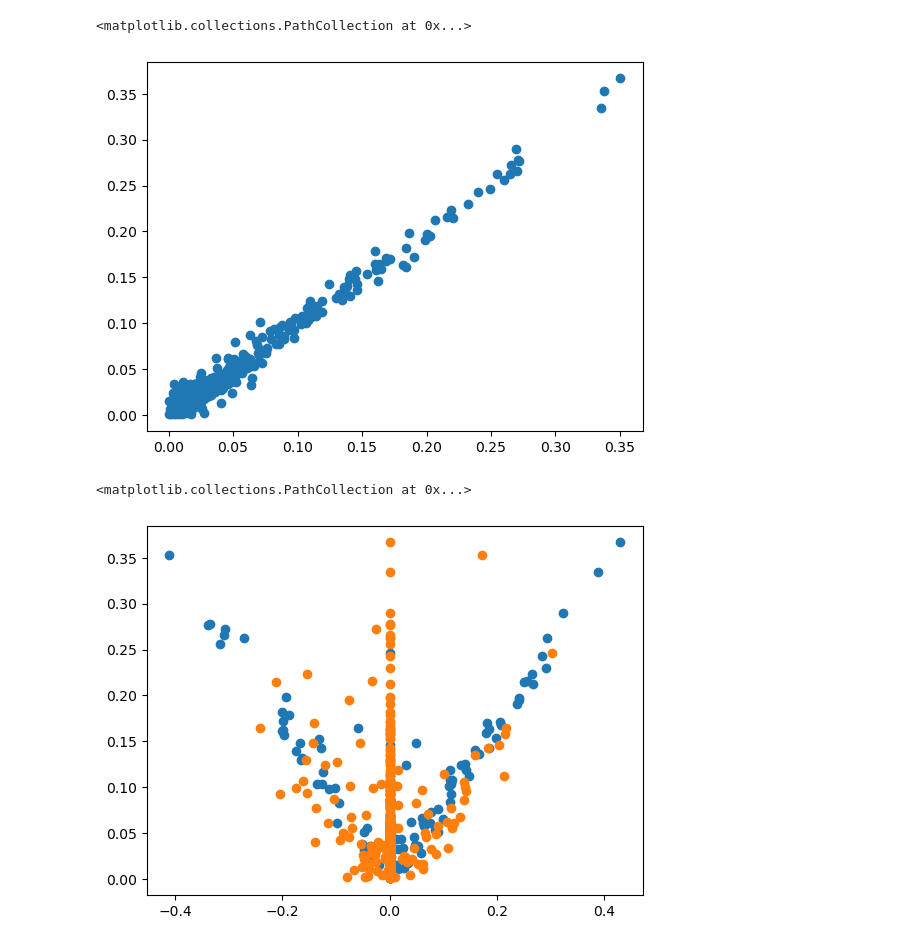
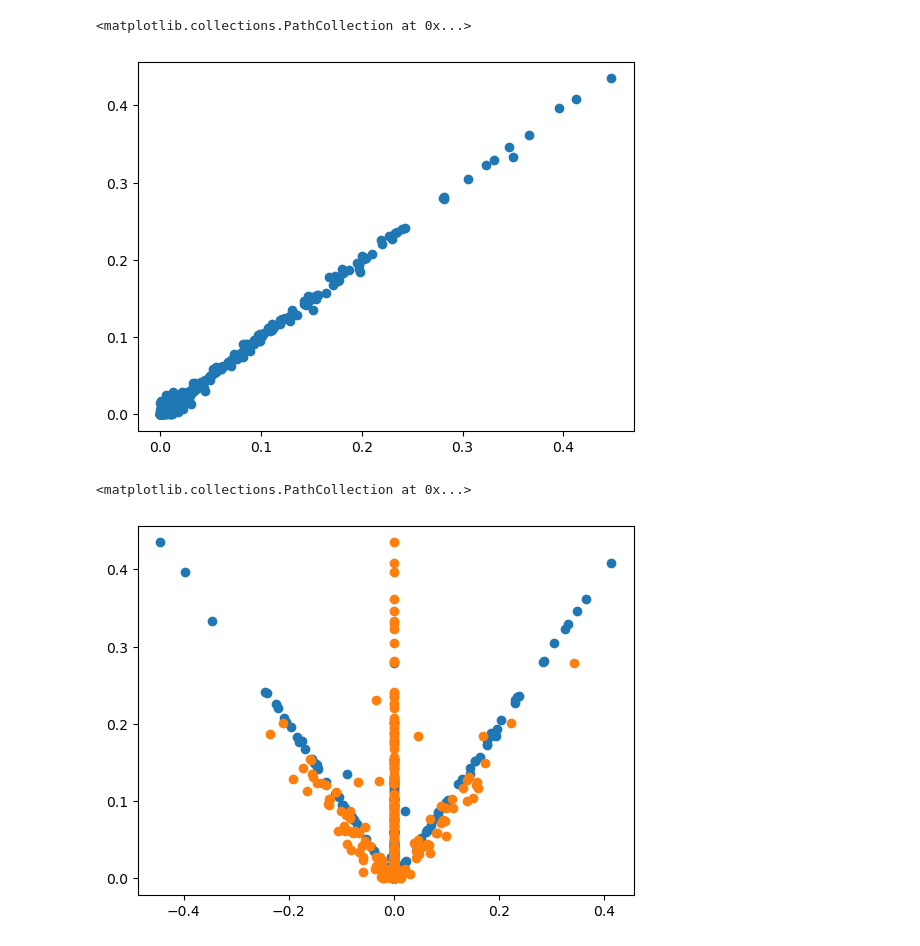
Before and after one commit to Arcadia-Science/2025-epistasis-dl-quantgen, a Jupyter notebook: workflow_sims/alphasimr_mini/feat_sel_viz.ipynb, the cells around one changed output. Cells and saved outputs as stored; diff of their text form; code cells hidden in the pictures.

Commit message:
hybrid model optimal param tweaks

```diff
--- a/workflow_sims/alphasimr_mini/feat_sel_viz.ipynb
+++ b/workflow_sims/alphasimr_mini/feat_sel_viz.ipynb
@@ -4,7 +4,7 @@ import pandas as pd
 import seaborn as sns
 import numpy as np
 # %%
-df = pd.read_csv('experiments/test_sim_qhaplo_2k_500sites_100qtl_Ve0_FEATURE_SELN.csv')
+df = pd.read_csv('experiments/test_sim_qhaplo_10k_1ksites_100qtl_Ve0_HYBRID_FEATURE_SELN.csv')
 df = df.sort_values(by='feature_index')
 df['even_odd'] = [0 if i % 2 == 0 else 1 for i in df['feature_index']]
 # %%
@@ -24,18 +25,18 @@ df_odd = df[df["even_odd"] == 0]
 plt.scatter(df_odd['importance'], df_even['importance'])
 # %% [output]
 <matplotlib.collections.PathCollection at 0x...>
-[figure, old version]
+[figure, new version]
 # %%
-eff = pd.read_csv('test_sim_qhaplo_2k_500sites_100qtl_Ve0_eff.txt', sep=' ')
+eff = pd.read_csv('test_sim_qhaplo_10k_1ksites_100qtl_Ve0_eff.txt', sep=' ')
 
 trait1 = eff[eff['trait']==1]
 trait2 = eff[eff['trait']==2]
 
 plt.scatter(trait1['add_eff'], df_even['importance'])
 plt.scatter(trait2['add_eff'], df_even['importance'])
 # %% [output]
 <matplotlib.collections.PathCollection at 0x...>
-[figure, old version]
+[figure, new version]
 # %%
 max_eff = pd.Series(
     np.maximum(abs(trait1['add_eff']).values, abs(trait2['add_eff'].values)),
```
Also changed, not shown: parts of 3 cells of this notebook, 1 other file.
